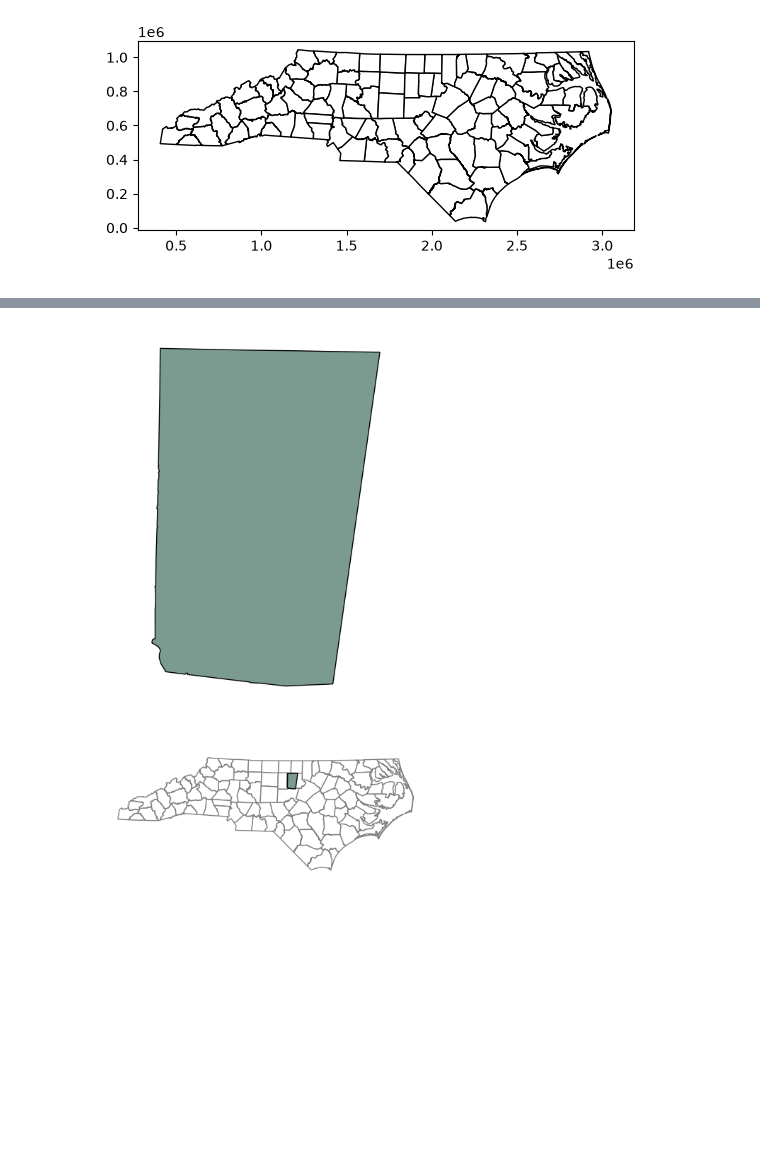
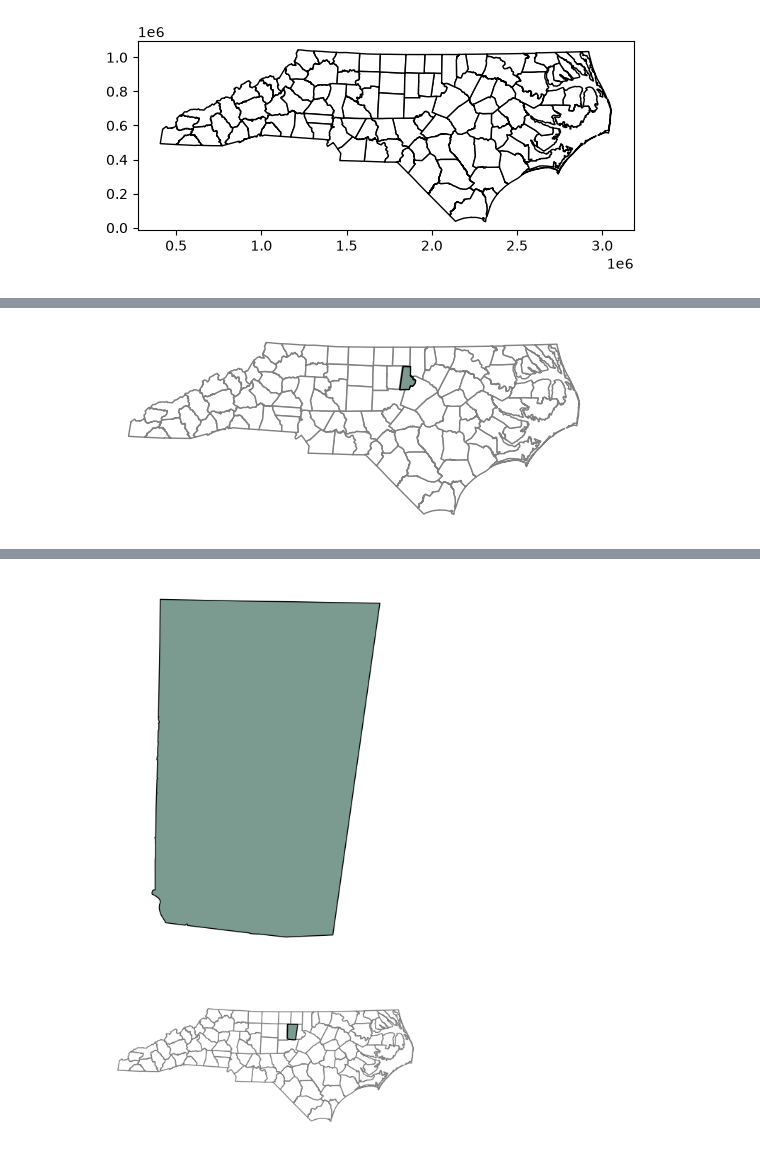
Before and after one commit to arhorton/geog592-arhorton, a Jupyter notebook: homework/week10/arhorton-hw10.ipynb, the cells around one changed output, grey strips where cells are left out. Cells and saved outputs as stored; diff of their text form; code cells hidden in the pictures; blank space fills up the shorter version.

```diff
--- a/homework/week10/arhorton-hw10.ipynb
+++ b/homework/week10/arhorton-hw10.ipynb
@@ -23,3 +33,12 @@ nc_counties.plot(edgecolor="black", facecolor="white")
+# %%
+#Let's make a locator map
+ax = nc_counties.plot(edgecolor="gray", facecolor="white")
+
+durham.plot(ax=ax, edgecolor="black", facecolor="#7b9b90")
+
+ax.set_axis_off()
+# %% [output]
+[figure, added]
 # %%
 ## importing my vector layer for my automated atlas
 nursing_homes = gpd.read_file("Nursing_Homes.geojson")
```
Also changed, not shown: parts of 18 cells of this notebook, 10 other files.
